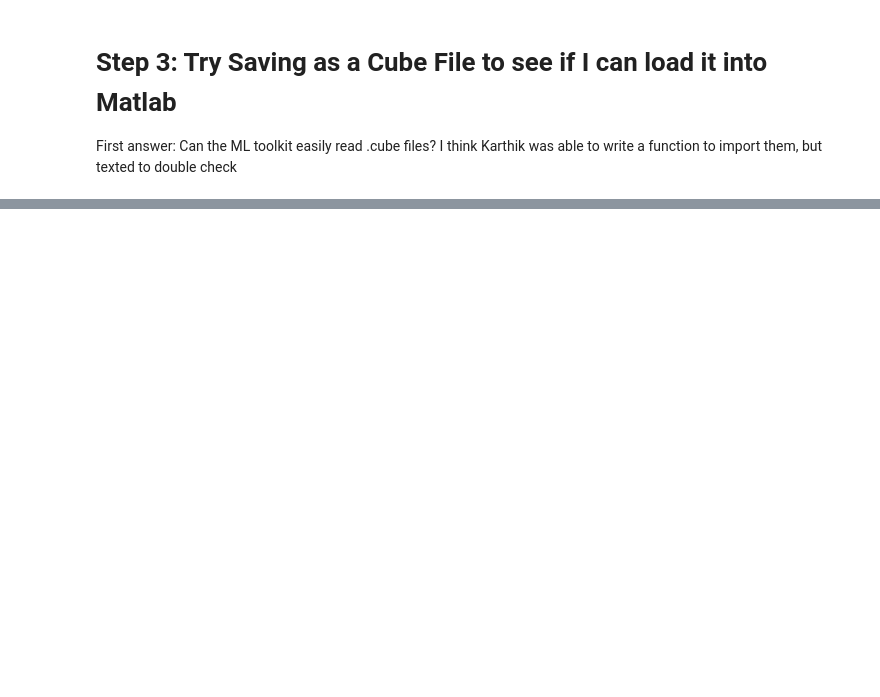
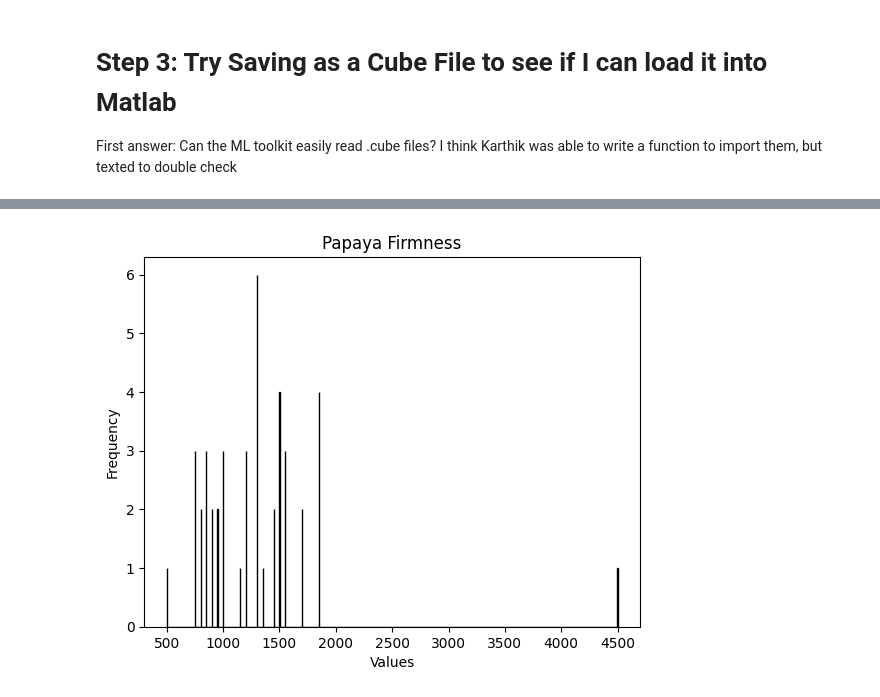
Before and after one commit to QuantumCodeSmith/cube, a Jupyter notebook: PapayaHyperspectal.ipynb, the cells around one changed output, grey strips where cells are left out. Cells and saved outputs as stored; diff of their text form; code cells hidden in the pictures; blank space fills up the shorter version.

```diff
--- a/PapayaHyperspectal.ipynb
+++ b/PapayaHyperspectal.ipynb
@@ -89,0 +187,7 @@ Can do this manually a few times as a proof of concept
+# %%
+for num in range(635):
+    get_RipenessWithPaths(num)
+
+# remove the none values from firmness_list
+firmness_list = [value for value in firmness_list if value is not None]
+firmness_list
@@ -89,0 +229,9 @@ Can do this manually a few times as a proof of concept
+# %%
+import matplotlib.pyplot as plt
+plt.hist(firmness_list, bins=range(min(firmness_list), max(firmness_list)+1), edgecolor='black')
+plt.xlabel('Values')
+plt.ylabel('Frequency')
+plt.title('Papaya Firmness')
+plt.show()
+# %% [output]
+[figure, added]
```
Also changed, not shown: parts of 9 cells of this notebook, 4 other files.
